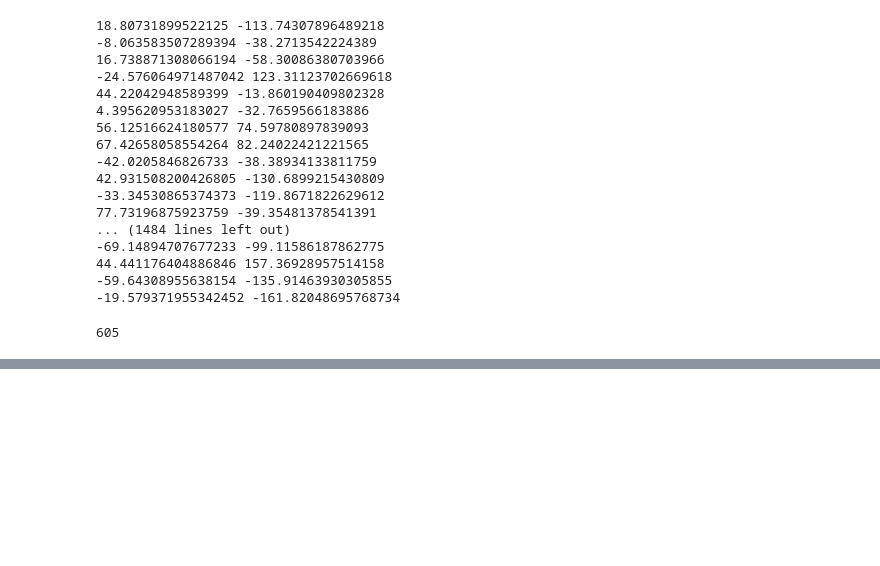
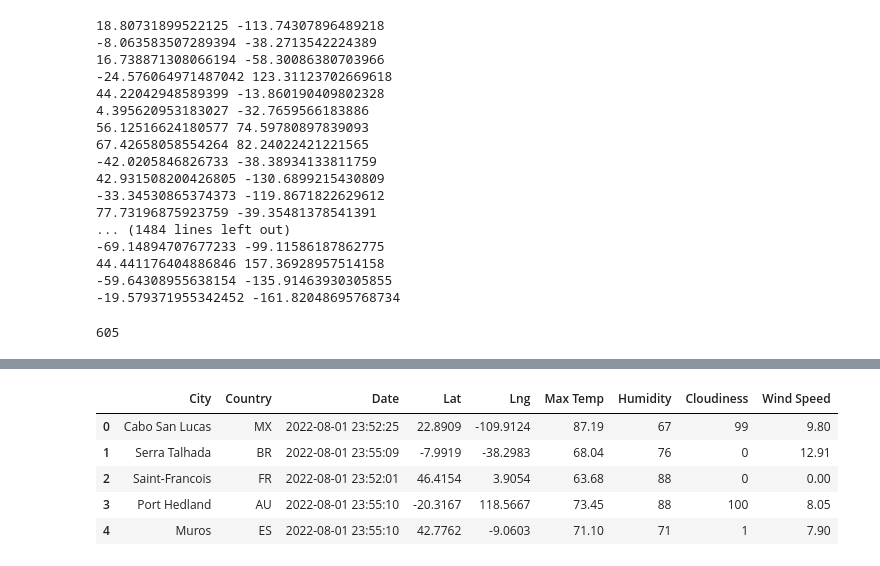
Before and after one commit to raulesqueda/World_Weather_Analysis, a Jupyter notebook: WeatherPy.ipynb, the cells around one changed output, grey strips where cells are left out. Drawn from its saved outputs; the diff is of its cells as text; code cells hidden in the pictures; blank space fills up the shorter version.

```diff
--- a/WeatherPy.ipynb
+++ b/WeatherPy.ipynb
@@ -54,0 +220,12 @@ len(cities)
+# %%
+#Changing order
+new_city_data_df=city_data_df[["City", "Country", "Date", "Lat", "Lng", "Max Temp", "Humidity", "Cloudiness", "Wind Speed"]]
+
+new_city_data_df.head()
+# %% [output]
+|  | City | Country | Date | Lat | Lng | Max Temp | Humidity | Cloudiness | Wind Speed |
+| 0 | Cabo San Lucas | MX | 2022-08-01 23:52:25 | 22.8909 | -109.9124 | 87.19 | 67 | 99 | 9.80 |
+| 1 | Serra Talhada | BR | 2022-08-01 23:55:09 | -7.9919 | -38.2983 | 68.04 | 76 | 0 | 12.91 |
+| 2 | Saint-Francois | FR | 2022-08-01 23:52:01 | 46.4154 | 3.9054 | 63.68 | 88 | 0 | 0.00 |
+| 3 | Port Hedland | AU | 2022-08-01 23:55:10 | -20.3167 | 118.5667 | 73.45 | 88 | 100 | 8.05 |
+| 4 | Muros | ES | 2022-08-01 23:55:10 | 42.7762 | -9.0603 | 71.10 | 71 | 1 | 7.90 |
```
Also changed, not shown: parts of 13 cells of this notebook, 3 other files.
